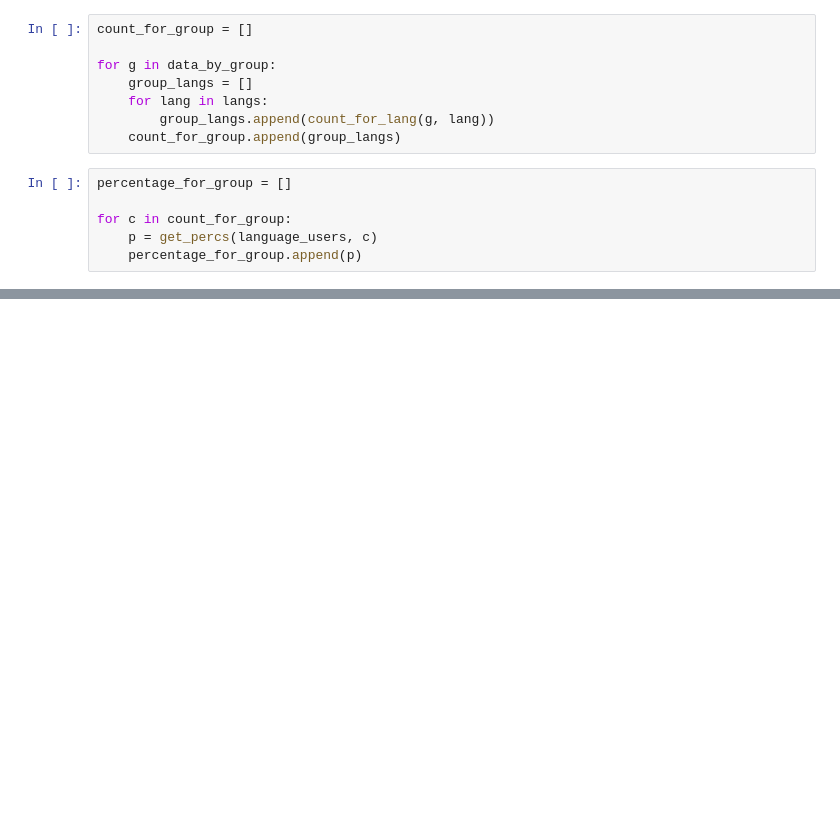
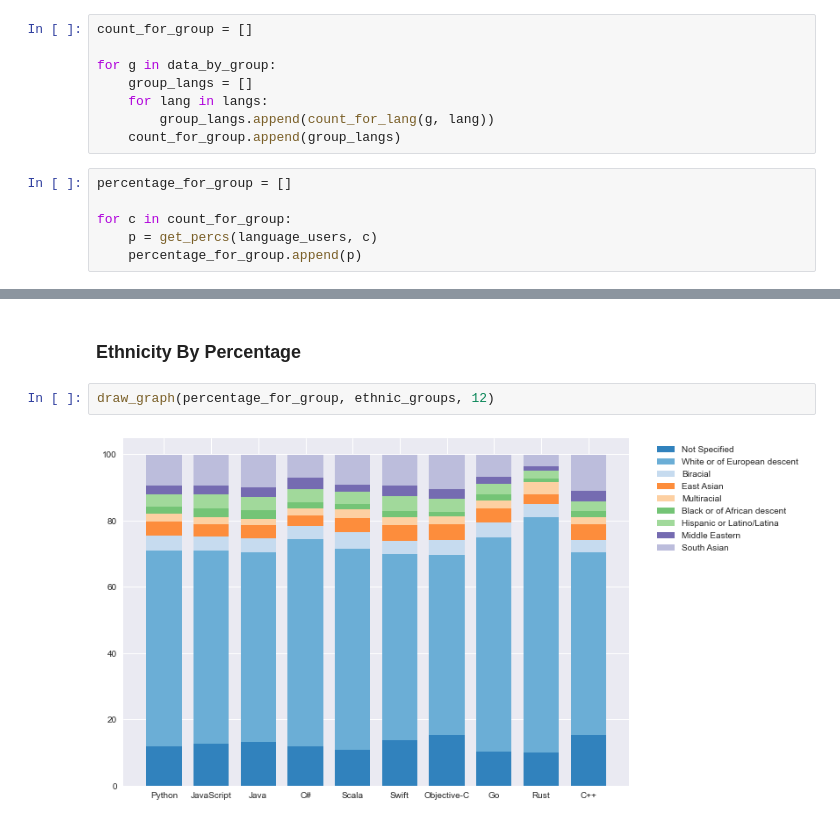
Before and after one commit to divanvisagie/stackoverflow-data-notebooks, a Jupyter notebook: 2019 Diversity Analysis.ipynb, the cells around one changed output, grey strips where cells are left out. Cells and saved outputs as stored; diff of their text form; blank space fills up the shorter version.

```diff
--- a/2019 Diversity Analysis.ipynb
+++ b/2019 Diversity Analysis.ipynb
@@ -209,0 +195,6 @@ plt.show()
+# %% [markdown]
+### Ethnicity By Percentage
+# %%
+draw_graph(percentage_for_group, ethnic_groups, 12)
+# %% [output]
+[figure, added]
```
Also changed, not shown: parts of 9 cells of this notebook.
